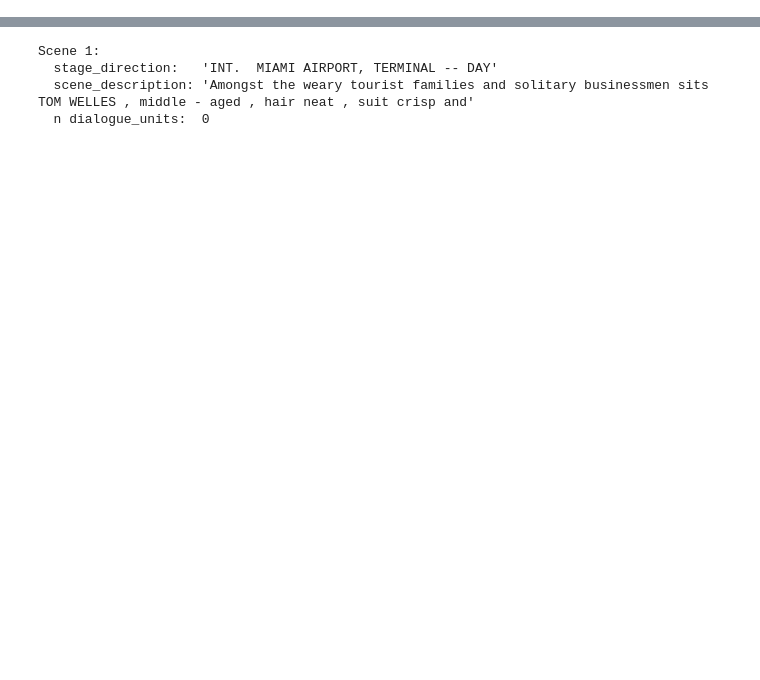
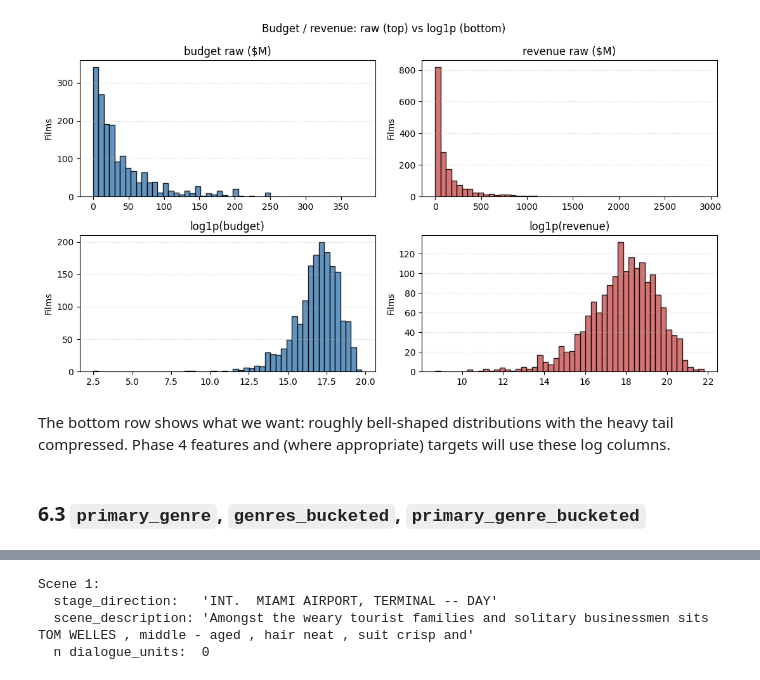
Before and after one commit to cat04MSBA/MSBA_315_Final_Project, a Jupyter notebook: notebooks/phase_2.ipynb, the cells around one changed output, grey strips where cells are left out. Saved outputs shown, nothing was run; the diff lists cells and outputs as text; code cells hidden in the pictures; blank space fills up the shorter version.

Commit message:
Phase 2 notebook corrections

```diff
--- a/notebooks/phase_2.ipynb
+++ b/notebooks/phase_2.ipynb
@@ -455,21 +0,0 @@ prediction.
-# %%
-from src.data.build_corpus import compute_monetary_log
-
-log_budget = compute_monetary_log(filtered["budget"], config.monetary_transform)
-log_revenue = compute_monetary_log(filtered["revenue"], config.monetary_transform)
-
-fig, axes = plt.subplots(2, 2, figsize=(11, 6))
-for col, raw, log_v, color, ax_top, ax_bot in (
-    ("budget", filtered["budget"], log_budget, "steelblue", axes[0, 0], axes[1, 0]),
-    ("revenue", filtered["revenue"], log_revenue, "indianred", axes[0, 1], axes[1, 1]),
-):
-    ax_top.hist(raw / 1e6, bins=50, color=color, edgecolor="black", alpha=0.85)
-    ax_top.set(title=f"{col} (raw, $M)", ylabel="Films")
-    ax_top.grid(axis="y", linestyle=":", alpha=0.6)
-
-    ax_bot.hist(log_v, bins=50, color=color, edgecolor="black", alpha=0.85)
-    ax_bot.set(title=f"log1p({col})", ylabel="Films")
-    ax_bot.grid(axis="y", linestyle=":", alpha=0.6)
-fig.suptitle("Budget and revenue distributions: raw scale (top) vs. log1p (bottom)")
-fig.tight_layout()
-plt.show()
@@ -688,0 +413,30 @@ Inspecting the first scene of the parsed screenplay:
+# %%
+from src.data.build_corpus import compute_monetary_log
+
+log_budget = compute_monetary_log(filtered["budget"], config.monetary_transform)
+log_revenue = compute_monetary_log(filtered["revenue"], config.monetary_transform)
+
+# Compare distributions side by side.
+fig, axes = plt.subplots(2, 2, figsize=(11, 6))
+for col, raw, log_v, color, ax_top, ax_bot in (
+    ("budget", filtered["budget"], log_budget, "steelblue", axes[0, 0], axes[1, 0]),
+    ("revenue", filtered["revenue"], log_revenue, "indianred", axes[0, 1], axes[1, 1]),
+):
+    ax_top.hist(raw / 1e6, bins=50, color=color, edgecolor="black", alpha=0.85)
+    ax_top.set(title=f"{col} raw ($M)", ylabel="Films")
+    ax_top.grid(axis="y", linestyle=":", alpha=0.6)
+
+    ax_bot.hist(log_v, bins=50, color=color, edgecolor="black", alpha=0.85)
+    ax_bot.set(title=f"log1p({col})", ylabel="Films")
+    ax_bot.grid(axis="y", linestyle=":", alpha=0.6)
+fig.suptitle("Budget / revenue: raw (top) vs log1p (bottom)")
+fig.tight_layout()
+plt.show()
+# %% [output]
+[figure, added]
+# %% [markdown]
+The bottom row shows what we want: roughly bell-shaped
+distributions with the heavy tail compressed. Phase 4 features
+and (where appropriate) targets will use these log columns.
+# %% [markdown]
+### 6.3 `primary_genre`, `genres_bucketed`, `primary_genre_bucketed`
```
Also changed, not shown: parts of 153 cells of this notebook, 9 other files.
